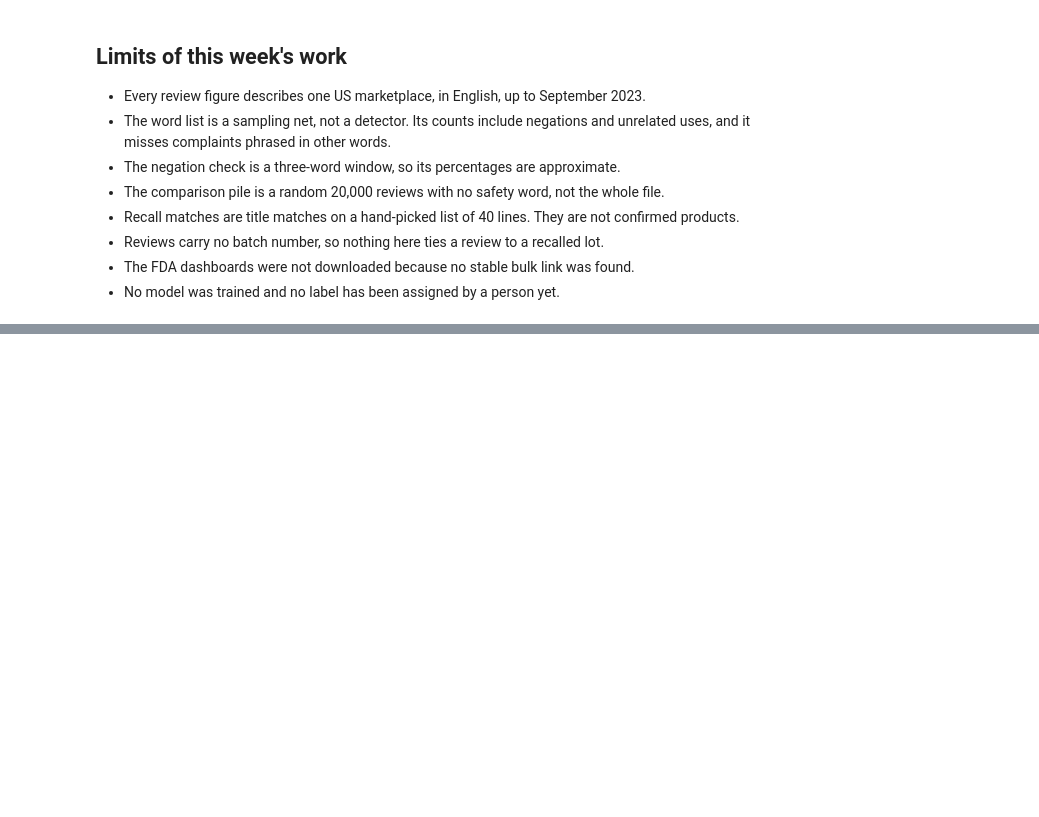
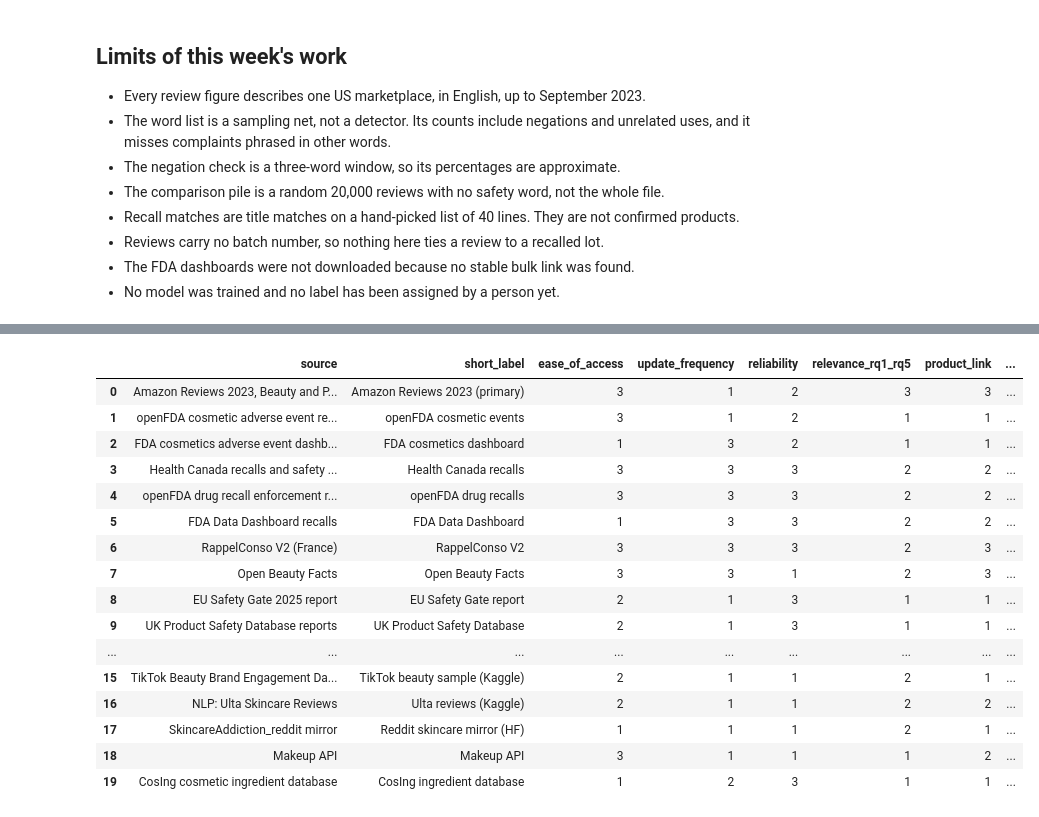
Before and after one commit to Pawansingh3889/yuvaintern, a Jupyter notebook: complaint_detection.ipynb, the cells around one changed output, grey strips where cells are left out. Cells and saved outputs as stored; diff of their text form; code cells hidden in the pictures; blank space fills up the shorter version.

```diff
--- a/complaint_detection.ipynb
+++ b/complaint_detection.ipynb
@@ -1447,0 +1679,72 @@ display(summary.to_frame('value'))
+# %%
+# 16.3 Anchored source scores (rubric in Table 2b; 3 = High, 2 = Medium, 1 = Low).
+# Scores corrected against the anchors on 14 October 2026: RappelConso and Open Beauty Facts
+# relevance 1 to 2 (both serve RQ5); Ulta reliability 2 to 1 (provenance and site terms not
+# verified); mirror relevance 3 to 2 and reliability 2 to 1 (licence tags conflict; a different
+# category that the core design does not use).
+score_rows = [
+    ('Amazon Reviews 2023, Beauty and Personal Care', 'Amazon Reviews 2023 (primary)', 3, 1, 2, 3, 3,
+     'Primary review text for the core questions'),
+    ('openFDA cosmetic adverse event reports', 'openFDA cosmetic events', 3, 1, 2, 1, 1,
+     'Reaction vocabulary; no product text'),
+    ('FDA cosmetics adverse event dashboard', 'FDA cosmetics dashboard', 1, 3, 2, 1, 1,
+     'Interactive only and unverified; context'),
+    ('Health Canada recalls and safety alerts', 'Health Canada recalls', 3, 3, 3, 2, 2,
+     'Recall dates and hazards for RQ4'),
+    ('openFDA drug recall enforcement reports', 'openFDA drug recalls', 3, 3, 3, 2, 2,
+     'Benzene comparison group for RQ4'),
+    ('FDA Data Dashboard recalls', 'FDA Data Dashboard', 1, 3, 3, 2, 2,
+     'US recall listings for RQ4; manual export'),
+    ('RappelConso V2 (France)', 'RappelConso V2', 3, 3, 3, 2, 3,
+     'Notices with barcodes for RQ5; relevance corrected from 1 to 2'),
+    ('Open Beauty Facts', 'Open Beauty Facts', 3, 3, 1, 2, 3,
+     'Independent catalogue for RQ5; relevance corrected from 1 to 2'),
+    ('EU Safety Gate 2025 report', 'EU Safety Gate report', 2, 1, 3, 1, 1,
+     'Sector statistics; context only'),
+    ('UK Product Safety Database reports', 'UK Product Safety Database', 2, 1, 3, 1, 1,
+     'National aggregates; context only'),
+    ('Sephora Products and Skincare Reviews', 'Sephora reviews (Kaggle)', 2, 1, 2, 2, 3,
+     'Documented platform release; wording the core design does not use'),
+    ('Reddit Data API', 'Reddit Data API', 1, 3, 1, 2, 1,
+     'Terms restrict text retention; wording not used by the core design'),
+    ('YouTube Data API v3', 'YouTube Data API', 2, 3, 1, 1, 1,
+     'Comments respond to videos, not purchases; context only'),
+    ('SaferProducts.gov API', 'SaferProducts.gov API', 3, 3, 2, 1, 2,
+     'Official reports, but outside the cosmetic scope'),
+    ('Amazon Reviews 2023, All_Beauty (Hugging Face mirror)', 'Amazon All_Beauty mirror (HF)', 3, 1, 1, 2, 3,
+     'Third-party re-upload; licence tags conflict; different category, pipeline tests only; reliability corrected to 1, relevance to 2'),
+    ('TikTok Beauty Brand Engagement Dataset', 'TikTok beauty sample (Kaggle)', 2, 1, 1, 2, 1,
+     'Vendor sample; wording the core design does not use'),
+    ('NLP: Ulta Skincare Reviews', 'Ulta reviews (Kaggle)', 2, 1, 1, 2, 2,
+     'Scraper provenance and site terms not verified; reliability corrected from 2 to 1'),
+    ('SkincareAddiction_reddit mirror', 'Reddit skincare mirror (HF)', 1, 1, 1, 2, 1,
+     'Gated with no licence stated; wording not used'),
+    ('Makeup API', 'Makeup API', 3, 1, 1, 1, 2,
+     'Owner and licence unstated; product metadata only'),
+    ('CosIng cosmetic ingredient database', 'CosIng ingredient database', 1, 2, 3, 1, 1,
+     'Official ingredient vocabulary; web interface only'),
+]
+scores = pd.DataFrame(score_rows, columns=['source', 'short_label', 'ease_of_access', 'update_frequency',
+                                           'reliability', 'relevance_rq1_rq5', 'product_link', 'justification'])
+assert scores[['ease_of_access', 'update_frequency', 'reliability',
+               'relevance_rq1_rq5', 'product_link']].isin([1, 2, 3]).all().all()
+scores.to_csv(PROCESSED / 'source_scores.csv', index=False)
+display(scores)
+# %% [output]
+|  | source | short_label | ease_of_access | update_frequency | reliability | relevance_rq1_rq5 | product_link | ... |
+| 0 | Amazon Reviews 2023, Beauty and P... | Amazon Reviews 2023 (primary) | 3 | 1 | 2 | 3 | 3 | ... |
+| 1 | openFDA cosmetic adverse event re... | openFDA cosmetic events | 3 | 1 | 2 | 1 | 1 | ... |
+| 2 | FDA cosmetics adverse event dashb... | FDA cosmetics dashboard | 1 | 3 | 2 | 1 | 1 | ... |
+| 3 | Health Canada recalls and safety ... | Health Canada recalls | 3 | 3 | 3 | 2 | 2 | ... |
+| 4 | openFDA drug recall enforcement r... | openFDA drug recalls | 3 | 3 | 3 | 2 | 2 | ... |
+| 5 | FDA Data Dashboard recalls | FDA Data Dashboard | 1 | 3 | 3 | 2 | 2 | ... |
+| 6 | RappelConso V2 (France) | RappelConso V2 | 3 | 3 | 3 | 2 | 3 | ... |
+| 7 | Open Beauty Facts | Open Beauty Facts | 3 | 3 | 1 | 2 | 3 | ... |
+| 8 | EU Safety Gate 2025 report | EU Safety Gate report | 2 | 1 | 3 | 1 | 1 | ... |
+| 9 | UK Product Safety Database reports | UK Product Safety Database | 2 | 1 | 3 | 1 | 1 | ... |
+| ... | ... | ... | ... | ... | ... | ... | ... | ... |
+| 15 | TikTok Beauty Brand Engagement Da... | TikTok beauty sample (Kaggle) | 2 | 1 | 1 | 2 | 1 | ... |
+| 16 | NLP: Ulta Skincare Reviews | Ulta reviews (Kaggle) | 2 | 1 | 1 | 2 | 2 | ... |
+| 17 | SkincareAddiction_reddit mirror | Reddit skincare mirror (HF) | 1 | 1 | 1 | 2 | 1 | ... |
+| 18 | Makeup API | Makeup API | 3 | 1 | 1 | 1 | 2 | ... |
+| 19 | CosIng cosmetic ingredient database | CosIng ingredient database | 1 | 2 | 3 | 1 | 1 | ... |
```
Also changed, not shown: parts of 12 cells of this notebook, 4 other files.
